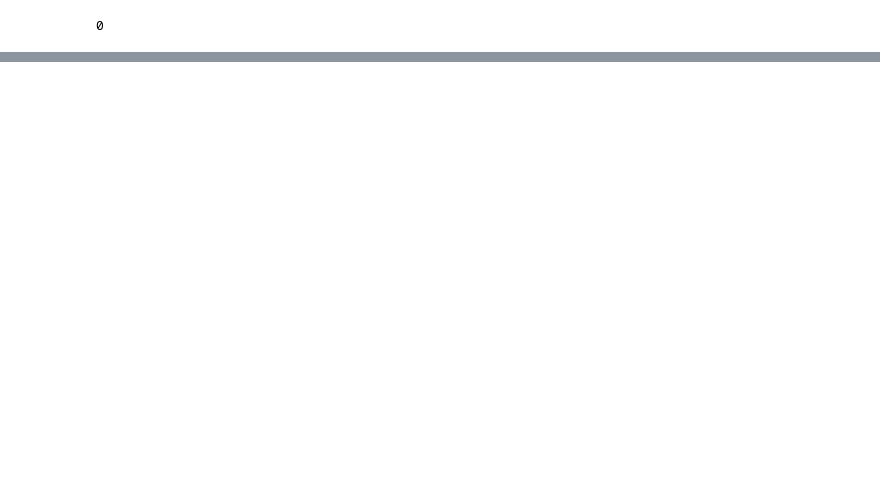
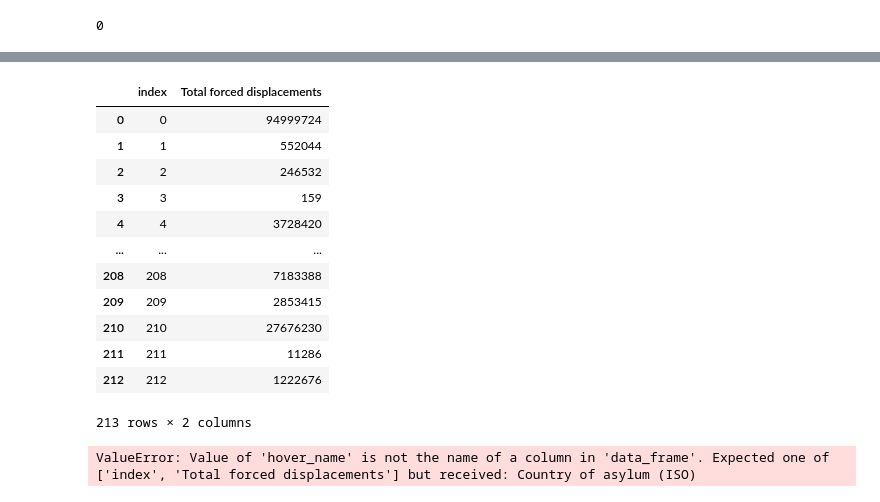
Before and after one commit to IoanaCretuAndrei/Refugee-flow-study, a Jupyter notebook: sucio.ipynb, the cells around one changed output, grey strips where cells are left out. Saved outputs shown, nothing was run; the diff lists cells and outputs as text; code cells hidden in the pictures; blank space fills up the shorter version.

```diff
--- a/sucio.ipynb
+++ b/sucio.ipynb
@@ -531,0 +526,7 @@ TypeError: '>' not supported between instances of 'str' and 'int'
+# %%
+mapa_origin = gpd.read_file(r"C:\Users\ioana\OneDrive\Escritorio\Entorno10\Refugee_project_study\Refugees-flow-study-project\Data\countries (1).geojson")
+mapa_origin.rename(columns={'ISO_A3': 'Country of origin (ISO)'}, inplace=True)
+mapa_origin
+origin = forced.groupby(['Country of origin (ISO)'])['Total forced displacements'].sum()
+origin = pd.DataFrame(origin).reset_index()
+mapa_origin = pd.merge(mapa_origin, origin, on='Country of origin (ISO)', how='inner')
@@ -556,0 +625,25 @@ plot_map(origin, 'Country of origin (ISO)', 'Total forced displacements', 'Plasm
+# %%
+asylum = forced.groupby(['Country of asylum'])['Total forced displacements'].sum()
+asylum = pd.DataFrame(origin, columns=[ 'Total forced displacements'])
+asylum.reset_index(inplace=True)
+asylum.rename(columns={'Country of asylum': 'Country of asylum (ISO)'}, inplace=True)
+# %%
+asylum
+# %% [output]
+|  | index | Total forced displacements |
+| 0 | 0 | 94999724 |
+| 1 | 1 | 552044 |
+| 2 | 2 | 246532 |
+| 3 | 3 | 159 |
+| 4 | 4 | 3728420 |
+| ... | ... | ... |
+| 208 | 208 | 7183388 |
+| 209 | 209 | 2853415 |
+| 210 | 210 | 27676230 |
+| 211 | 211 | 11286 |
+| 212 | 212 | 1222676 |
+213 rows × 2 columns
+# %%
+plot_map(asylum, 'Country of asylum (ISO)', 'Total forced displacements', 'Plasma')
+# %% [output]
+ValueError: Value of 'hover_name' is not the name of a column in 'data_frame'. Expected one of ['index', 'Total forced displacements'] but received: Country of asylum (ISO)
```
Also changed, not shown: parts of 19 cells of this notebook.
